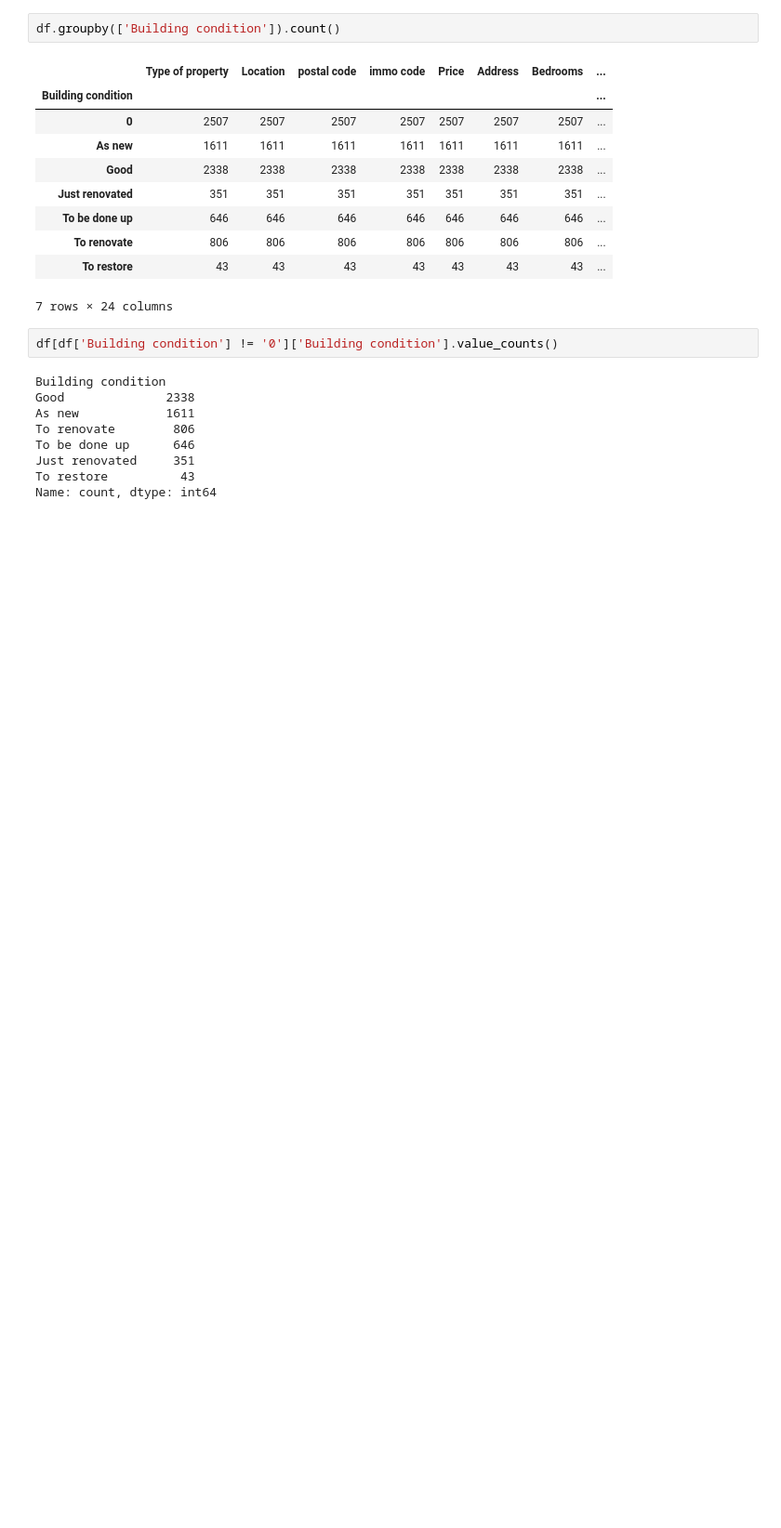
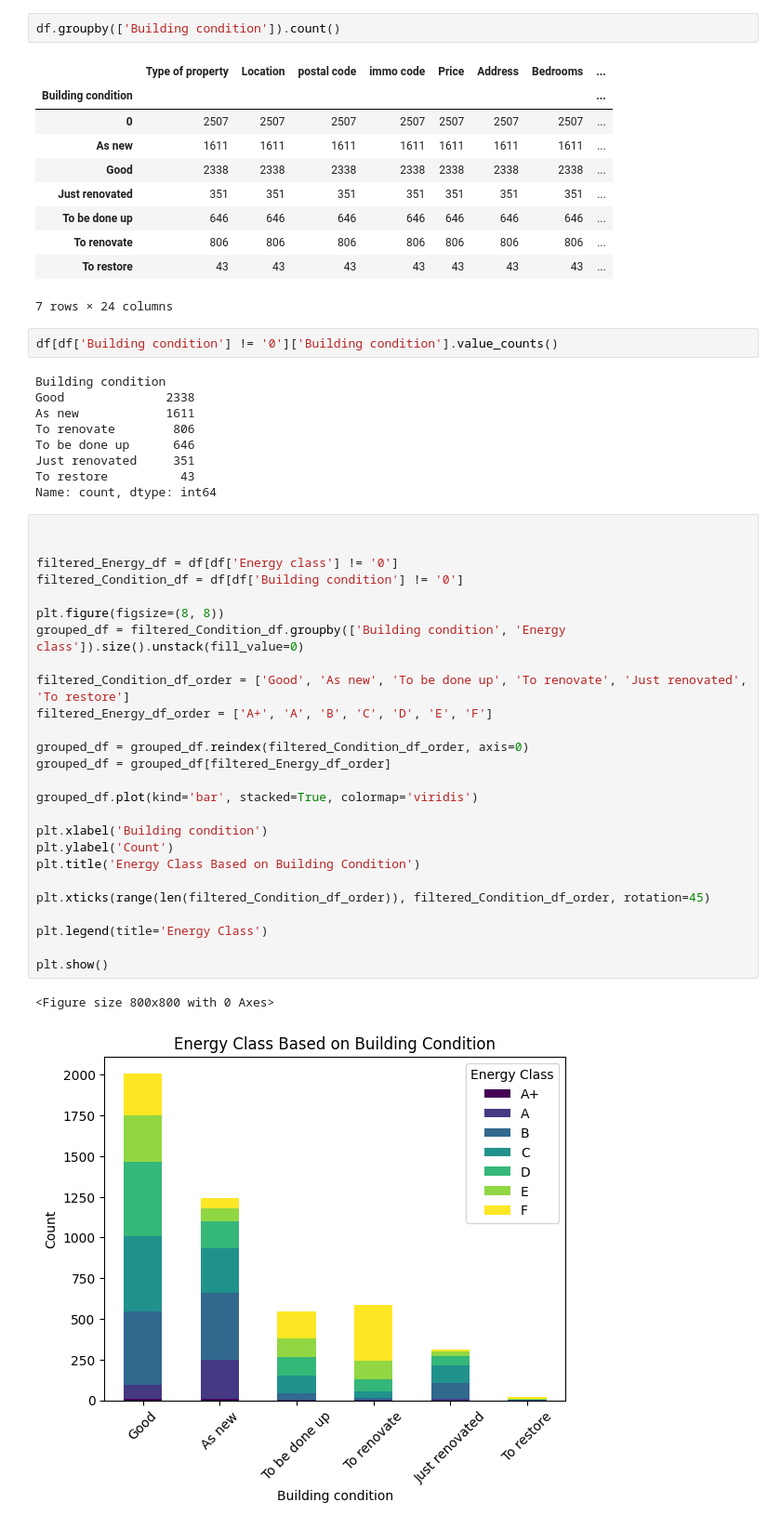
Before and after one commit to JonathanRabbi/Data_Analysis_Immo, a Jupyter notebook: Clean_Dataframe.ipynb, the cells around one changed output. Shown at 93% size. Saved outputs shown, nothing was run; the diff lists cells and outputs as text; blank space fills up the shorter version.

Commit message:
added energy class and condition

```diff
--- a/Clean_Dataframe.ipynb
+++ b/Clean_Dataframe.ipynb
@@ -471,3 +471,32 @@ To be done up      646
 Just renovated     351
 To restore          43
 Name: count, dtype: int64
+# %%
+
+
+filtered_Energy_df = df[df['Energy class'] != '0']
+filtered_Condition_df = df[df['Building condition'] != '0']
+
+plt.figure(figsize=(8, 8))
+grouped_df = filtered_Condition_df.groupby(['Building condition', 'Energy class']).size().unstack(fill_value=0)
+
+filtered_Condition_df_order = ['Good', 'As new', 'To be done up', 'To renovate', 'Just renovated', 'To restore']
+filtered_Energy_df_order = ['A+', 'A', 'B', 'C', 'D', 'E', 'F']
+
+grouped_df = grouped_df.reindex(filtered_Condition_df_order, axis=0)
+grouped_df = grouped_df[filtered_Energy_df_order]
+
+grouped_df.plot(kind='bar', stacked=True, colormap='viridis')
+
+plt.xlabel('Building condition')
+plt.ylabel('Count')
+plt.title('Energy Class Based on Building Condition')
+
+plt.xticks(range(len(filtered_Condition_df_order)), filtered_Condition_df_order, rotation=45)
+
+plt.legend(title='Energy Class')
+
+plt.show()
+# %% [output]
+<Figure size 800x800 with 0 Axes>
+[figure, added]
```
Also changed, not shown: parts of 1 cell of this notebook.
